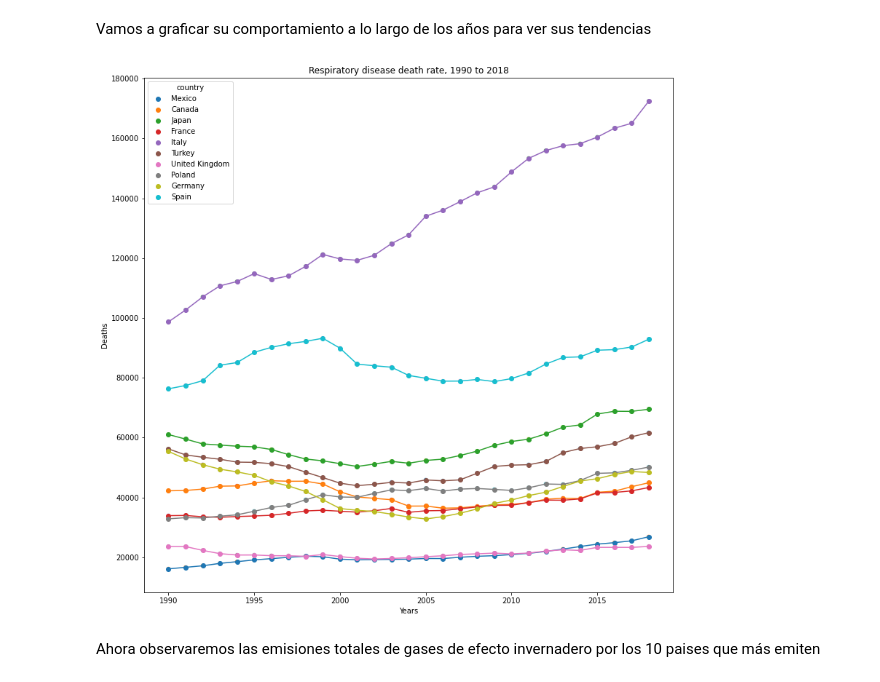
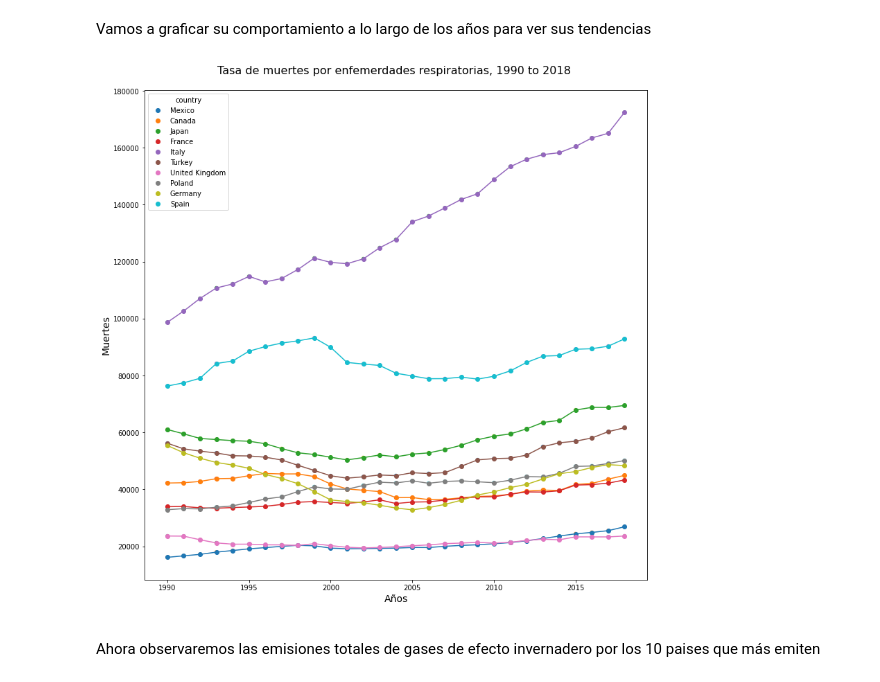
Before and after one commit to OmarGard/Bedu-E2-Modulo5, a Jupyter notebook: Postwork4 .ipynb, the cells around one changed output. Saved outputs shown, nothing was run; the diff lists cells and outputs as text; code cells hidden in the pictures.

```diff
--- a/Postwork4 .ipynb
+++ b/Postwork4 .ipynb
@@ -112,22 +112,23 @@ Vamos a graficar su comportamiento a lo largo de los años para ver sus tendenci
 # %%
 #Obtenemos los 10 países
 top_10_paises = paises.sort_values(by=('total_respiratory_diseases','mean'),ascending=False).head(10).index
 top_10_paises_df = df[df['country'].isin(top_10_paises)]
 fig = plt.figure(figsize=(13, 13))
 ax = fig.add_subplot()
 sns.scatterplot(data = top_10_paises_df,
                 x='year',
                 y='total_respiratory_diseases',
                 hue='country',
                 ax=ax);
-ax.set(xlabel='Years', ylabel='Deaths')
-ax.set(title="Respiratory disease death rate, 1990 to 2018")
+ax.set_xlabel("Años\n", fontsize = 14)
+ax.set_ylabel("Muertes", fontsize = 14)
+ax.set_title("Tasa de muertes por enfemerdades respiratorias, 1990 to 2018 \n",fontsize = 16)
 for key,grp in top_10_paises_df.groupby('country'):
     grp = grp.sort_values(by=['year'])
     plt.plot(grp.year,grp.total_respiratory_diseases,'o-',label = key)
 plt.show()
 # %% [output]
-[figure, old version]
+[figure, new version]
 # %% [markdown]
 Ahora observaremos las emisiones totales de gases de efecto invernadero por los 10 paises que más emiten
 # %%
```
Also changed, not shown: parts of 23 cells of this notebook.
